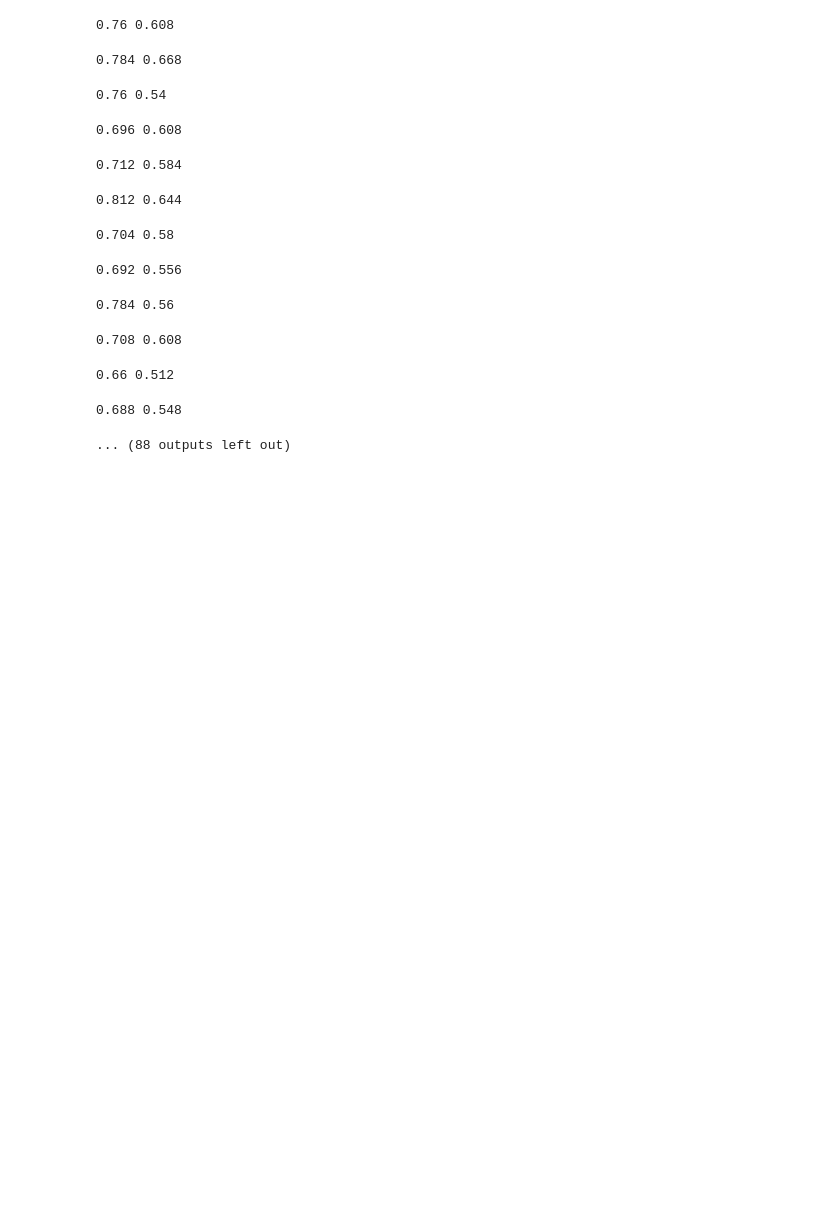
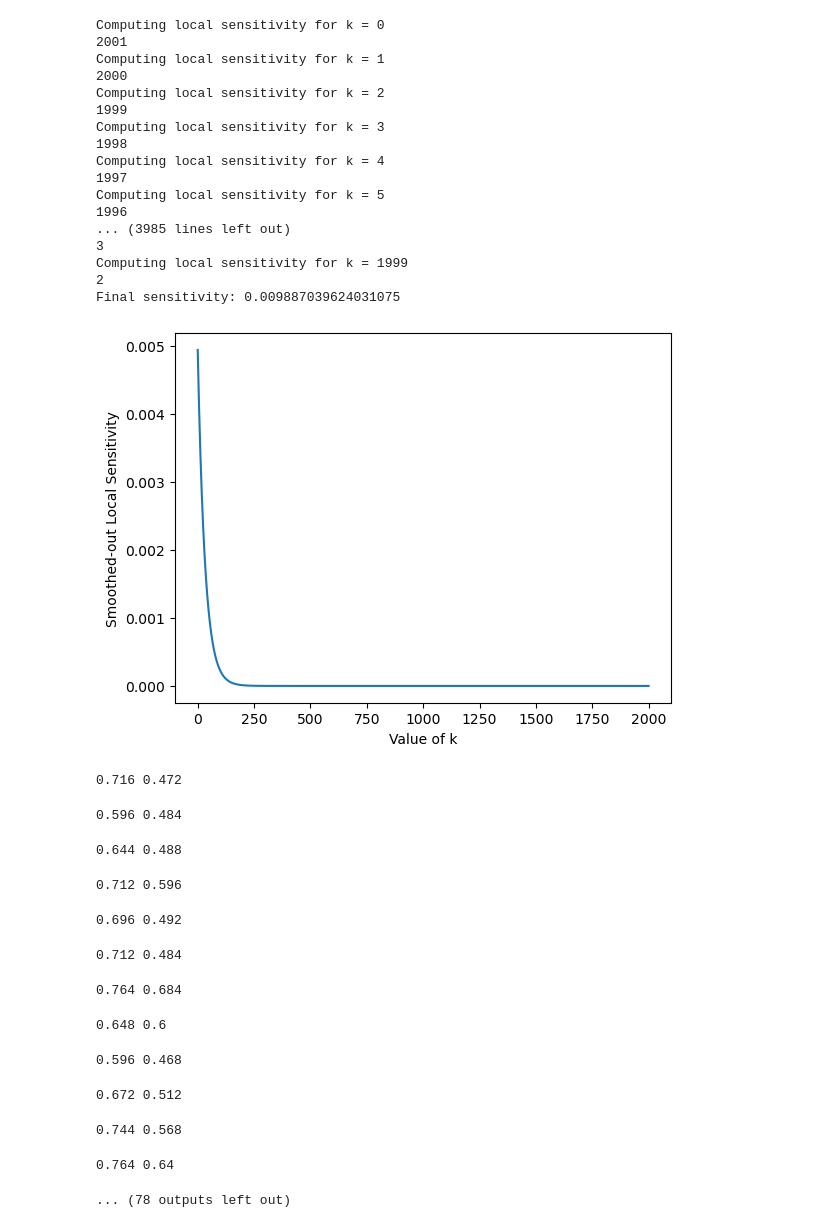
Before and after one commit to tjvanderende/privacy-preserved-clustering-with-nD-Laplace, a Jupyter notebook: RQ1/research/privacy/privacy-dp-comparison.ipynb, the cells around one changed output. Cells and saved outputs as stored; diff of their text form; code cells hidden in the pictures; blank space fills up the shorter version.

```diff
--- a/RQ1/research/privacy/privacy-dp-comparison.ipynb
+++ b/RQ1/research/privacy/privacy-dp-comparison.ipynb
@@ -15,19 +16,70 @@ epsilons = [0.05, 0.1 , 0.5 , 1, 2, 3, 5, 7, 9]
 
 #data = helpers.run_mi_experiments(X, y_true, epsilons, algorithm=helpers.twod_laplace.generate_truncated_laplace_noise)
+# %%
+from matplotlib import pyplot as plt
+import numpy as np
+
+
+def ls_at_distance(df, u, k):
+    print(f'Computing local sensitivity for k = {k}')
+    print(len(df) - k + 1)
+    val = len(df) - k + 1
+    return np.abs(u/val if val > 0 else 1)
+
+#Smooth sensitivity and sampling in private data analysis.
+def calc_smooth_sensitivity(X, u):
+    epsilon = 1           # set epsilon = 1
+    delta = 1/len(X)**2  # set delta = 1/n^2
+
+    # Step 1: set beta
+    beta = epsilon / (2*np.log(2/delta))
+
+    # Step 2: compute smoothed-out sensitivity for various values of k
+    r = [np.exp(- beta * k) * ls_at_distance(X, u, k) for k in range(0,n_samples)]
+    plt.plot(r);
+    plt.xlabel('Value of k')
+    plt.ylabel('Smoothed-out Local Sensitivity');
+
+    S = np.max(r)
+    sensitivity = 2*S
+    print(f'Final sensitivity: {sensitivity}')
+    return sensitivity
+# %%
+u = X.max().max()
+sensitivity = calc_smooth_sensitivity(X, u)
+# %% [output]
+Computing local sensitivity for k = 0
+2001
+Computing local sensitivity for k = 1
+2000
+Computing local sensitivity for k = 2
+1999
+Computing local sensitivity for k = 3
+1998
+Computing local sensitivity for k = 4
+1997
+Computing local sensitivity for k = 5
+1996
+... (3985 lines left out)
+3
+Computing local sensitivity for k = 1999
+2
+Final sensitivity: 0.009887039624031075
+[figure, added]
 # %%
-lp_df = helpers.run_mi_experiments(X, y_true, epsilons, algorithm=helpers.generate_laplace_perturbation, n_times=20)
+lp_df = helpers.run_mi_experiments(X, y_true, epsilons, algorithm=helpers.generate_laplace_perturbation, n_times=10)
 # %% [output]
-0.76 0.608
+0.716 0.472
-0.784 0.668
+0.596 0.484
-0.76 0.54
+0.644 0.488
-0.696 0.608
+0.712 0.596
-0.712 0.584
+0.696 0.492
-0.812 0.644
+0.712 0.484
-0.704 0.58
+0.764 0.684
-0.692 0.556
+0.648 0.6
-0.784 0.56
+0.596 0.468
-0.708 0.608
+0.672 0.512
-0.66 0.512
+0.744 0.568
-0.688 0.548
+0.764 0.64
-... (88 outputs left out)
+... (78 outputs left out)
 # %%
```
Also changed, not shown: parts of 6 cells of this notebook, 40 other files.
